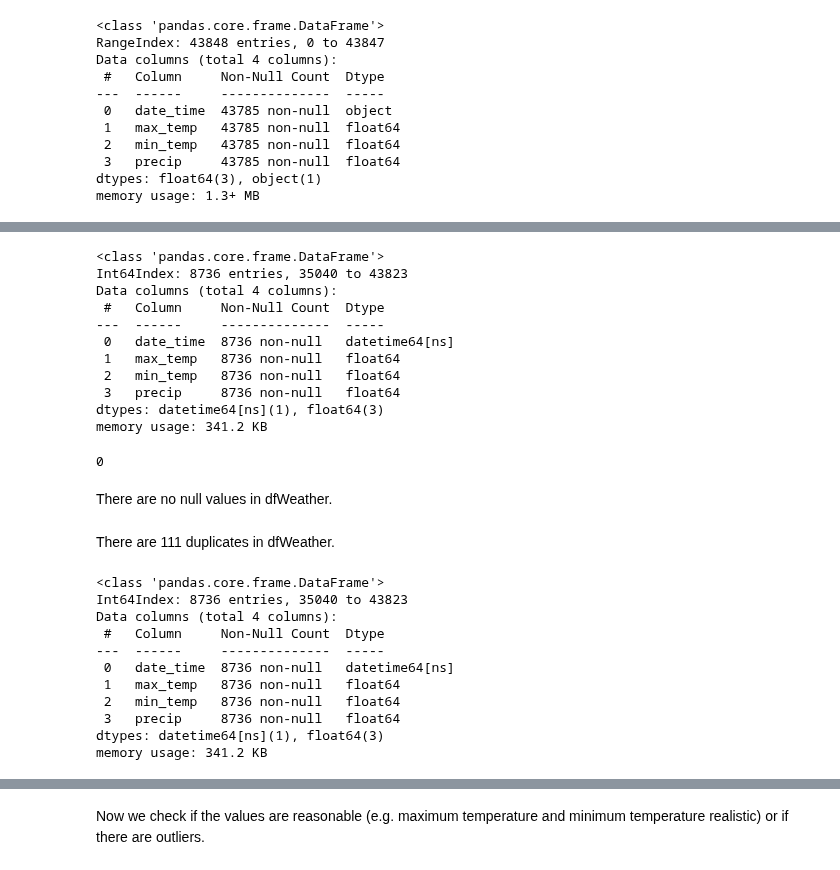
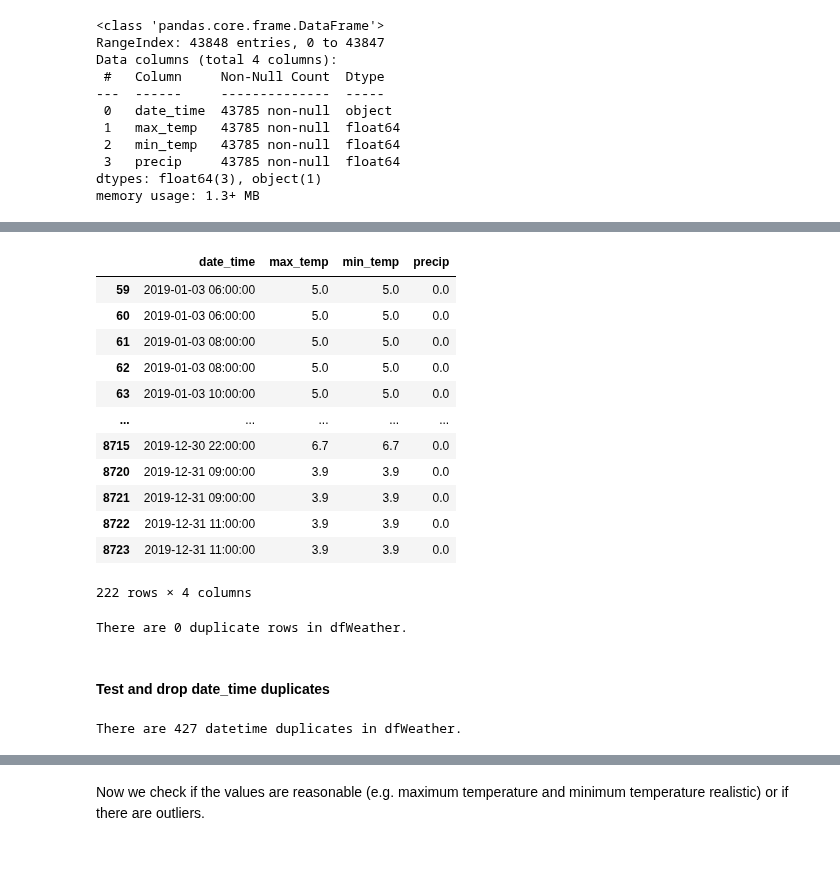
Before and after one commit to Hannah2800/AA_2022_PythonPandas, a Jupyter notebook: Task 1 - Data Collection and Preparation.ipynb, the cells around one changed output, grey strips where cells are left out. Cells and saved outputs as stored; diff of their text form; code cells hidden in the pictures.

Commit message:
Session mit Jonas 2.0 - commented & cleaned Weatherdata

```diff
--- a/Task 1 - Data Collection and Preparation.ipynb
+++ b/Task 1 - Data Collection and Preparation.ipynb
@@ -475,21 +511,0 @@ dfWeather = dfWeather[(dfWeather['date_time']>=datetime.datetime(year=2019, mont
-# %%
-dfWeather.info()
-# %% [output]
-<class 'pandas.core.frame.DataFrame'>
-Int64Index: 8736 entries, 35040 to 43823
-Data columns (total 4 columns):
- #   Column     Non-Null Count  Dtype
----  ------     --------------  -----
- 0   date_time  8736 non-null   datetime64[ns]
- 1   max_temp   8736 non-null   float64
- 2   min_temp   8736 non-null   float64
- 3   precip     8736 non-null   float64
-dtypes: datetime64[ns](1), float64(3)
-memory usage: 341.2 KB
-# %%
-# Test if there are null values in dfWeather
-len(dfWeather)-len(dfWeather.dropna())
-# %% [output]
-0
-# %% [markdown]
-There are no null values in dfWeather.
@@ -499,22 +512,32 @@ There are no null values in dfWeather.
-# %% [markdown]
-There are 111 duplicates in dfWeather.
 # %%
-# get duplicates
-#dfWeather[dfWeather.duplicated(keep=False)]
+# Show duplicates
+dfWeather[dfWeather.duplicated(keep=False)]
+# %% [output]
+|  | date_time | max_temp | min_temp | precip |
+| 59 | 2019-01-03 06:00:00 | 5.0 | 5.0 | 0.0 |
+| 60 | 2019-01-03 06:00:00 | 5.0 | 5.0 | 0.0 |
+| 61 | 2019-01-03 08:00:00 | 5.0 | 5.0 | 0.0 |
+| 62 | 2019-01-03 08:00:00 | 5.0 | 5.0 | 0.0 |
+| 63 | 2019-01-03 10:00:00 | 5.0 | 5.0 | 0.0 |
+| ... | ... | ... | ... | ... |
+| 8715 | 2019-12-30 22:00:00 | 6.7 | 6.7 | 0.0 |
+| 8720 | 2019-12-31 09:00:00 | 3.9 | 3.9 | 0.0 |
+| 8721 | 2019-12-31 09:00:00 | 3.9 | 3.9 | 0.0 |
+| 8722 | 2019-12-31 11:00:00 | 3.9 | 3.9 | 0.0 |
+| 8723 | 2019-12-31 11:00:00 | 3.9 | 3.9 | 0.0 |
+222 rows × 4 columns
 # %%
-# drop duplicates
-#dfWeather.drop_duplicates(inplace=True)
+# drop duplicate rows
+dfWeather.drop_duplicates(inplace=True)
+
+# Test if there are duplicate rows in dfWeather
+print("There are", len(dfWeather)-len(dfWeather.drop_duplicates()), "duplicate rows in dfWeather.")
+# %% [output]
+There are 0 duplicate rows in dfWeather.
-# %%
-dfWeather.info()
-# %% [output]
-<class 'pandas.core.frame.DataFrame'>
-Int64Index: 8736 entries, 35040 to 43823
-Data columns (total 4 columns):
- #   Column     Non-Null Count  Dtype
----  ------     --------------  -----
- 0   date_time  8736 non-null   datetime64[ns]
- 1   max_temp   8736 non-null   float64
- 2   min_temp   8736 non-null   float64
- 3   precip     8736 non-null   float64
-dtypes: datetime64[ns](1), float64(3)
-memory usage: 341.2 KB
+# %% [markdown]
+#### Test and drop date_time duplicates
+# %%
+# Test for datetime duplicates
+print("There are", len(dfWeather)-len(dfWeather.drop_duplicates(subset='date_time')), "datetime duplicates in dfWeather.")
+# %% [output]
+There are 427 datetime duplicates in dfWeather.
```
Also changed, not shown: parts of 48 cells of this notebook, 1 other file.
